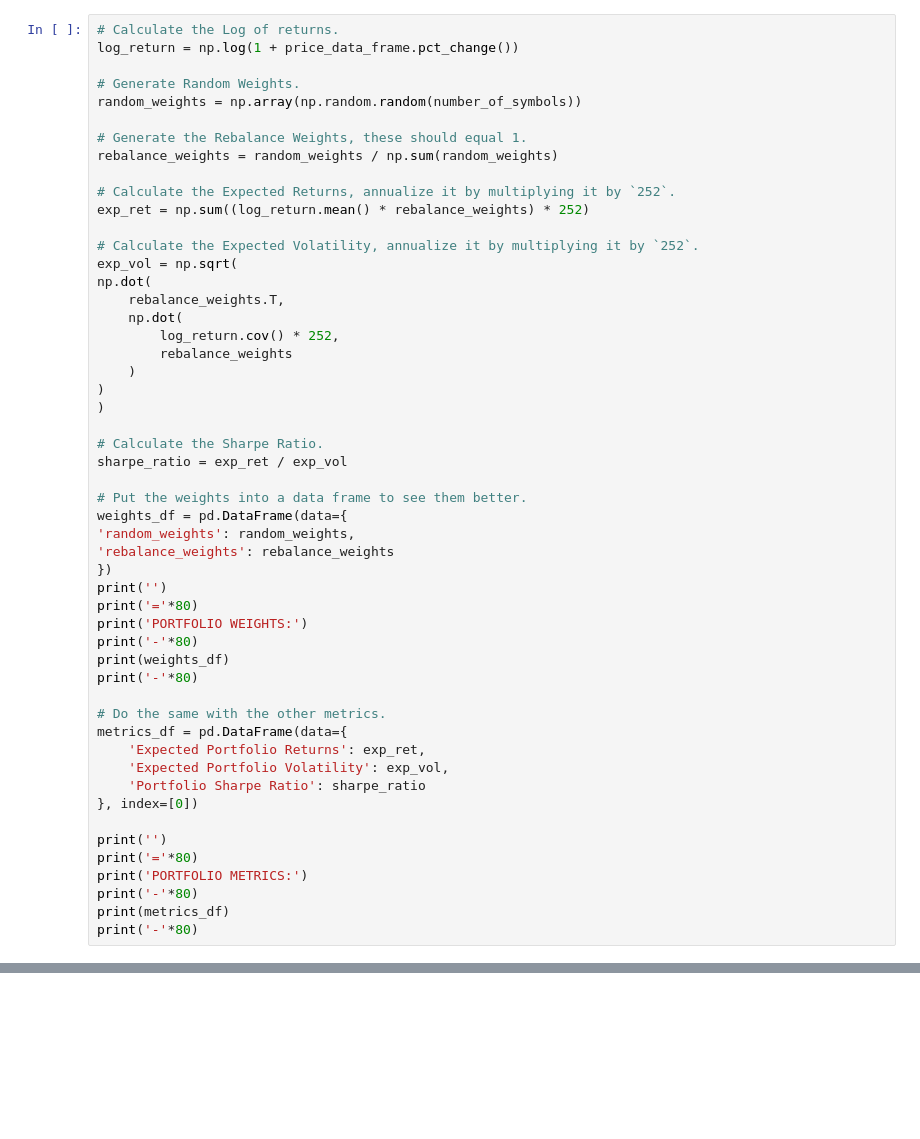
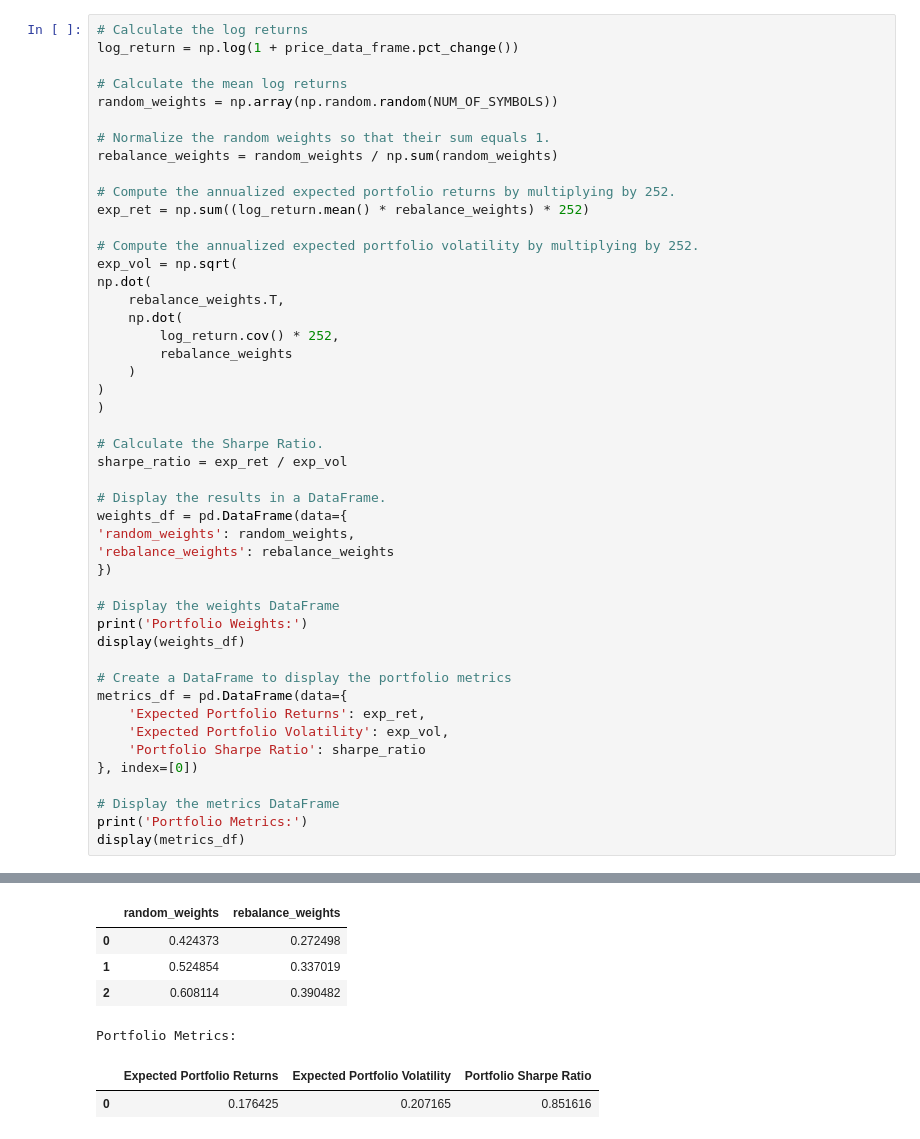
Before and after one commit to Diptadip/portfolio_optimization, a Jupyter notebook: notebooks/portfolio_optimization.ipynb, the cells around one changed output, grey strips where cells are left out. Drawn from its saved outputs; the diff is of its cells as text; blank space fills up the shorter version.

```diff
--- a/notebooks/portfolio_optimization.ipynb
+++ b/notebooks/portfolio_optimization.ipynb
@@ -105,17 +107,17 @@ $
 # %%
-# Calculate the Log of returns.
+# Calculate the log returns
 log_return = np.log(1 + price_data_frame.pct_change())
 
-# Generate Random Weights.
-random_weights = np.array(np.random.random(number_of_symbols))
+# Calculate the mean log returns
+random_weights = np.array(np.random.random(NUM_OF_SYMBOLS))
 
-# Generate the Rebalance Weights, these should equal 1.
+# Normalize the random weights so that their sum equals 1.
 rebalance_weights = random_weights / np.sum(random_weights)
 
-# Calculate the Expected Returns, annualize it by multiplying it by `252`.
+# Compute the annualized expected portfolio returns by multiplying by 252.
 exp_ret = np.sum((log_return.mean() * rebalance_weights) * 252)
 
-# Calculate the Expected Volatility, annualize it by multiplying it by `252`.
+# Compute the annualized expected portfolio volatility by multiplying by 252.
 exp_vol = np.sqrt(
 np.dot(
     rebalance_weights.T,
@@ -129,29 +131,24 @@ np.dot(
 # Calculate the Sharpe Ratio.
 sharpe_ratio = exp_ret / exp_vol
 
-# Put the weights into a data frame to see them better.
+# Display the results in a DataFrame.
 weights_df = pd.DataFrame(data={
 'random_weights': random_weights,
 'rebalance_weights': rebalance_weights
 })
-print('')
-print('='*80)
-print('PORTFOLIO WEIGHTS:')
-print('-'*80)
-print(weights_df)
-print('-'*80)
 
-# Do the same with the other metrics.
+# Display the weights DataFrame
+print('Portfolio Weights:')
+display(weights_df)
+
+# Create a DataFrame to display the portfolio metrics
 metrics_df = pd.DataFrame(data={
     'Expected Portfolio Returns': exp_ret,
     'Expected Portfolio Volatility': exp_vol,
     'Portfolio Sharpe Ratio': sharpe_ratio
 }, index=[0])
 
-print('')
-print('='*80)
-print('PORTFOLIO METRICS:')
-print('-'*80)
-print(metrics_df)
-print('-'*80)
+# Display the metrics DataFrame
+print('Portfolio Metrics:')
+display(metrics_df)
 # %% [output]
@@ -176,3 +156,10 @@ PORTFOLIO METRICS:
+|  | random_weights | rebalance_weights |
+| 0 | 0.424373 | 0.272498 |
+| 1 | 0.524854 | 0.337019 |
+| 2 | 0.608114 | 0.390482 |
+Portfolio Metrics:
+|  | Expected Portfolio Returns | Expected Portfolio Volatility | Portfolio Sharpe Ratio |
+| 0 | 0.176425 | 0.207165 | 0.851616 |
 # %% [markdown]
 # Portfolio Optimization: Monte Carlo
 
```
Also changed, not shown: parts of 17 cells of this notebook, 1 other file.
